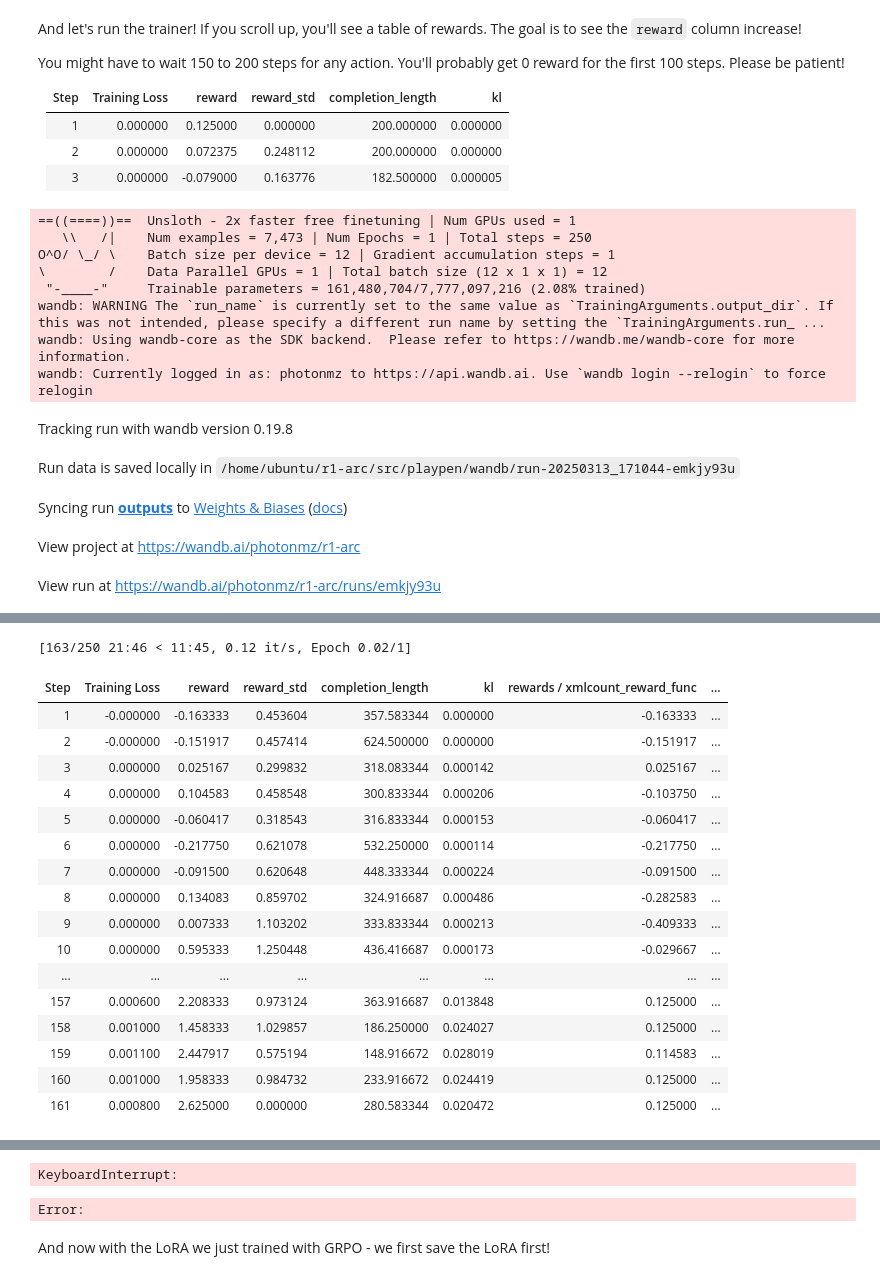
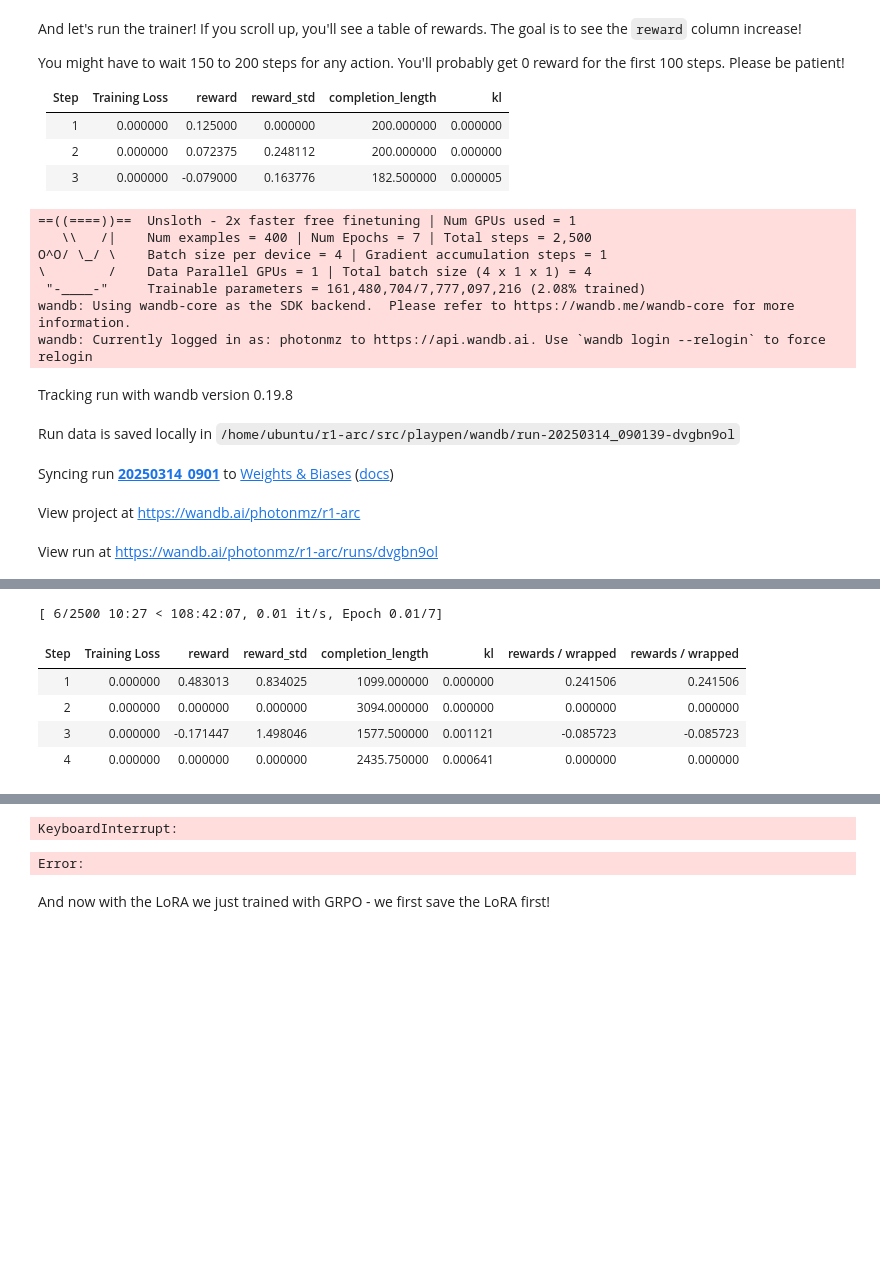
Before and after one commit to photomz/r1-arc, a Jupyter notebook: src/playpen/Qwen 2.5 GRPO ARC.ipynb, the cells around one changed output, grey strips where cells are left out. Cells and saved outputs as stored; diff of their text form; code cells hidden in the pictures; blank space fills up the shorter version.

Commit message:
trainscript, dataprep. trainer_* in playpen running

```diff
--- a/src/playpen/Qwen 2.5 GRPO ARC.ipynb
+++ b/src/playpen/Qwen 2.5 GRPO ARC.ipynb
@@ -32,7 +34,7 @@ Load up `Qwen 2.5 3B Instruct`, and set parameters
 # %%
 from unsloth import FastLanguageModel, is_bfloat16_supported
 import torch
-max_seq_length = 1024 # Can increase for longer think traces
+max_seq_length = 30000 # Can increase for longer think traces
 lora_rank = 64 # Larger rank = smarter, but slower
 
 model, tokenizer = FastLanguageModel.from_pretrained(
@@ -41,7 +43,8 @@ model, tokenizer = FastLanguageModel.from_pretrained(
     load_in_4bit = False, # False for LoRA 16bit
     fast_inference = True, # Enable vLLM fast inference
     max_lora_rank = lora_rank,
-    gpu_memory_utilization = 0.9, # Reduce if out of memory
+    # what % of GRAM is allocated to vllm+model. Not fixed, easily OOM near boundary.
+    gpu_memory_utilization = 0.6 # Reduce if out of memory
 )
 
 model = FastLanguageModel.get_peft_model(
@@ -93,7 +96,9 @@ Unsloth 2025.3.10 patched 28 layers with 28 QKV layers, 28 O layers and 28 MLP l
 We directly leverage [@willccbb](https://gist.github.com/willccbb/4676755236bb08cab5f4e54a0475d6fb) for data prep and all reward functions. You are free to create your own!
 # %%
 # Access my modules
-from src.training.hf_dataset import load as load_dataset
-from src.training.env import REWARD_FNS
+import sys, importlib
+sys.path.append('../..')
+from src import training
+training = importlib.reload(training) # HMR on code cell exec
 
-dataset = load_dataset("photonmz/arc_plain")
+dataset = training.load_dataset("photonmz/arc_plain")
@@ -104,8 +127,13 @@ dataset = load_dataset("photonmz/arc_plain")
 Now set up GRPO Trainer and all configurations!
 # %%
 from trl import GRPOConfig, GRPOTrainer
+import time
 
-N_TRAJECTORIES = 12
+N_TRAJECTORIES = 4
+max_prompt_length = 14000
+max_completion_length = 15000
+
+assert max_prompt_length + max_completion_length < max_seq_length
 
 training_args = GRPOConfig(
     use_vllm = True, # use vLLM for fast inference!
@@ -120,16 +148,20 @@ training_args = GRPOConfig(
     bf16 = is_bfloat16_supported(),
     fp16 = not is_bfloat16_supported(),
     per_device_train_batch_size = N_TRAJECTORIES * 1,
+    # I think increasing grad_accum_steps multiplies KV Cache size (not offloaded well)
     gradient_accumulation_steps = 1, # Increase to 4 for smoother training
     num_generations = N_TRAJECTORIES, # Decrease if out of memory
-    max_prompt_length = 256,
-    max_completion_length = 4096,
-    num_train_epochs = 10, # Set to 1 for a full training run
-    max_steps = 250,
-    save_steps = 250,
+    max_prompt_length = max_prompt_length,
+    max_completion_length = max_completion_length,
+    num_train_epochs = 50, # Set to 1 for a full training run
+    max_steps = 2500,
+    save_steps = 100,
+    # num_iterations = 10,
     max_grad_norm = 0.1,
     report_to = "wandb", # Can use Weights & Biases
     output_dir = "outputs",
+    run_name = time.strftime("%Y%m%d_%H%M"),
+    log_completions = True
 )
 # %% [markdown]
 And let's run the trainer! If you scroll up, you'll see a table of rewards. The goal is to see the `reward` column increase!
@@ -142,25 +174,26 @@ You might have to wait 150 to 200 steps for any action. You'll probably get 0 re
 | 2    | 0.000000      | 0.072375  | 0.248112   | 200.000000        | 0.000000 |
 | 3    | 0.000000      | -0.079000 | 0.163776   | 182.500000        | 0.000005 |
 # %%
+import src.training.__init__  # %aimport
+
 trainer = GRPOTrainer(
     model = model,
     processing_class = tokenizer,
-    reward_funcs = REWARD_FNS,
+    reward_funcs = training.REWARD_FNS,
     args = training_args,
-    train_dataset = dataset,
+    train_dataset = dataset['train'],
 )
 trainer.train()
 # %% [output]
 ==((====))==  Unsloth - 2x faster free finetuning | Num GPUs used = 1
-   \\   /|    Num examples = 7,473 | Num Epochs = 1 | Total steps = 250
-O^O/ \_/ \    Batch size per device = 12 | Gradient accumulation steps = 1
-\        /    Data Parallel GPUs = 1 | Total batch size (12 x 1 x 1) = 12
+   \\   /|    Num examples = 400 | Num Epochs = 7 | Total steps = 2,500
+O^O/ \_/ \    Batch size per device = 4 | Gradient accumulation steps = 1
+\        /    Data Parallel GPUs = 1 | Total batch size (4 x 1 x 1) = 4
  "-____-"     Trainable parameters = 161,480,704/7,777,097,216 (2.08% trained)
-wandb: WARNING The `run_name` is currently set to the same value as `TrainingArguments.output_dir`. If this was not intended, please specify a different run name by setting the `TrainingArguments.run_ ...
 wandb: Using wandb-core as the SDK backend.  Please refer to https://wandb.me/wandb-core for more information.
 wandb: Currently logged in as: photonmz to https://api.wandb.ai. Use `wandb login --relogin` to force relogin
 Tracking run with wandb version 0.19.8
-Run data is saved locally in /home/ubuntu/r1-arc/src/playpen/wandb/run-20250313_171044-emkjy93u
+Run data is saved locally in /home/ubuntu/r1-arc/src/playpen/wandb/run-20250314_090139-dvgbn9ol
-Syncing run outputs to Weights & Biases (docs)
+Syncing run 20250314_0901 to Weights & Biases (docs)
 View project at https://wandb.ai/photonmz/r1-arc
-View run at https://wandb.ai/photonmz/r1-arc/runs/emkjy93u
+View run at https://wandb.ai/photonmz/r1-arc/runs/dvgbn9ol
@@ -184,18 +217,6 @@ Extracted:
-[163/250 21:46 < 11:45, 0.12 it/s, Epoch 0.02/1]
+[ 6/2500 10:27 < 108:42:07, 0.01 it/s, Epoch 0.01/7]
-| Step | Training Loss | reward | reward_std | completion_length | kl | rewards / xmlcount_reward_func | ... |
-| 1 | -0.000000 | -0.163333 | 0.453604 | 357.583344 | 0.000000 | -0.163333 | ... |
-| 2 | -0.000000 | -0.151917 | 0.457414 | 624.500000 | 0.000000 | -0.151917 | ... |
-| 3 | 0.000000 | 0.025167 | 0.299832 | 318.083344 | 0.000142 | 0.025167 | ... |
-| 4 | 0.000000 | 0.104583 | 0.458548 | 300.833344 | 0.000206 | -0.103750 | ... |
-| 5 | 0.000000 | -0.060417 | 0.318543 | 316.833344 | 0.000153 | -0.060417 | ... |
-| 6 | 0.000000 | -0.217750 | 0.621078 | 532.250000 | 0.000114 | -0.217750 | ... |
-| 7 | 0.000000 | -0.091500 | 0.620648 | 448.333344 | 0.000224 | -0.091500 | ... |
-| 8 | 0.000000 | 0.134083 | 0.859702 | 324.916687 | 0.000486 | -0.282583 | ... |
-| 9 | 0.000000 | 0.007333 | 1.103202 | 333.833344 | 0.000213 | -0.409333 | ... |
-| 10 | 0.000000 | 0.595333 | 1.250448 | 436.416687 | 0.000173 | -0.029667 | ... |
-| ... | ... | ... | ... | ... | ... | ... | ... |
-| 157 | 0.000600 | 2.208333 | 0.973124 | 363.916687 | 0.013848 | 0.125000 | ... |
-| 158 | 0.001000 | 1.458333 | 1.029857 | 186.250000 | 0.024027 | 0.125000 | ... |
-| 159 | 0.001100 | 2.447917 | 0.575194 | 148.916672 | 0.028019 | 0.114583 | ... |
-| 160 | 0.001000 | 1.958333 | 0.984732 | 233.916672 | 0.024419 | 0.125000 | ... |
-| 161 | 0.000800 | 2.625000 | 0.000000 | 280.583344 | 0.020472 | 0.125000 | ... |
+| Step | Training Loss | reward | reward_std | completion_length | kl | rewards / wrapped | rewards / wrapped |
+| 1 | 0.000000 | 0.483013 | 0.834025 | 1099.000000 | 0.000000 | 0.241506 | 0.241506 |
+| 2 | 0.000000 | 0.000000 | 0.000000 | 3094.000000 | 0.000000 | 0.000000 | 0.000000 |
+| 3 | 0.000000 | -0.171447 | 1.498046 | 1577.500000 | 0.001121 | -0.085723 | -0.085723 |
+| 4 | 0.000000 | 0.000000 | 0.000000 | 2435.750000 | 0.000641 | 0.000000 | 0.000000 |
```
Also changed, not shown: parts of 4 cells of this notebook, 24 other files.
